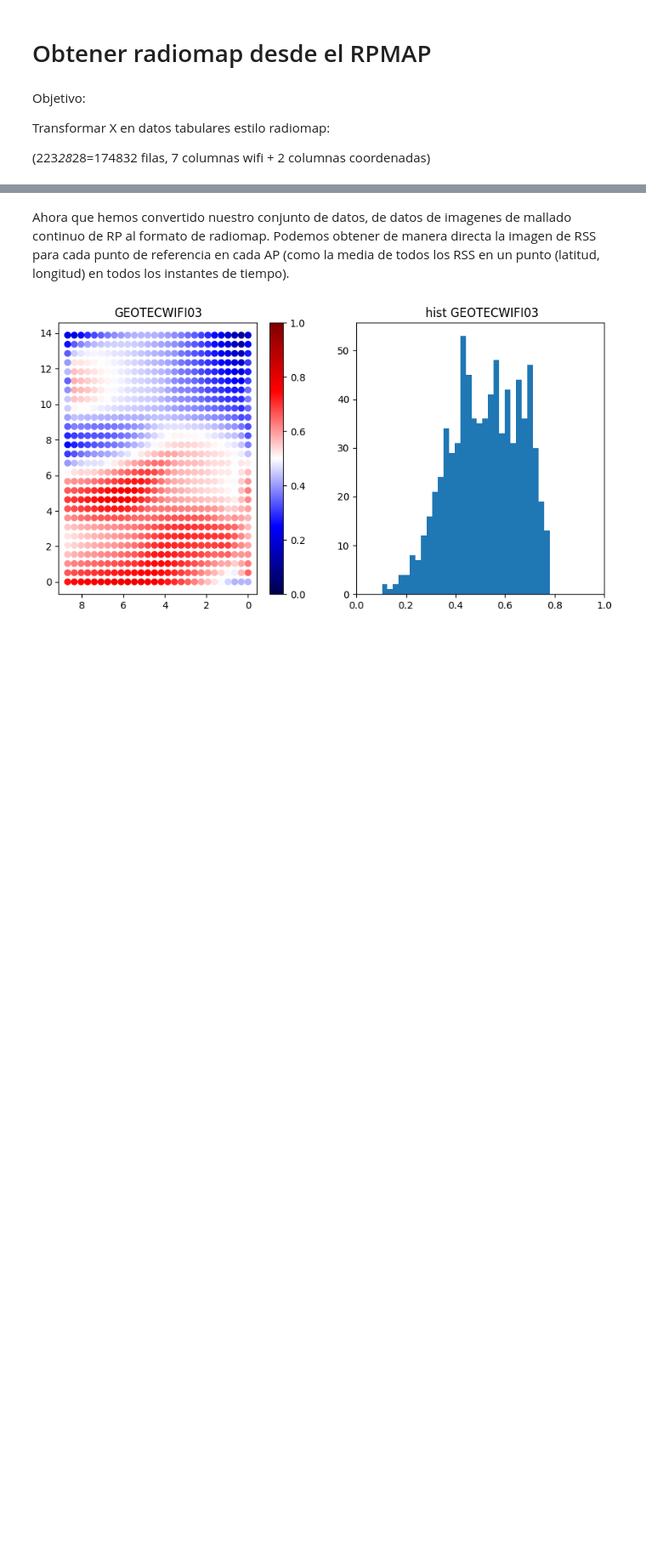
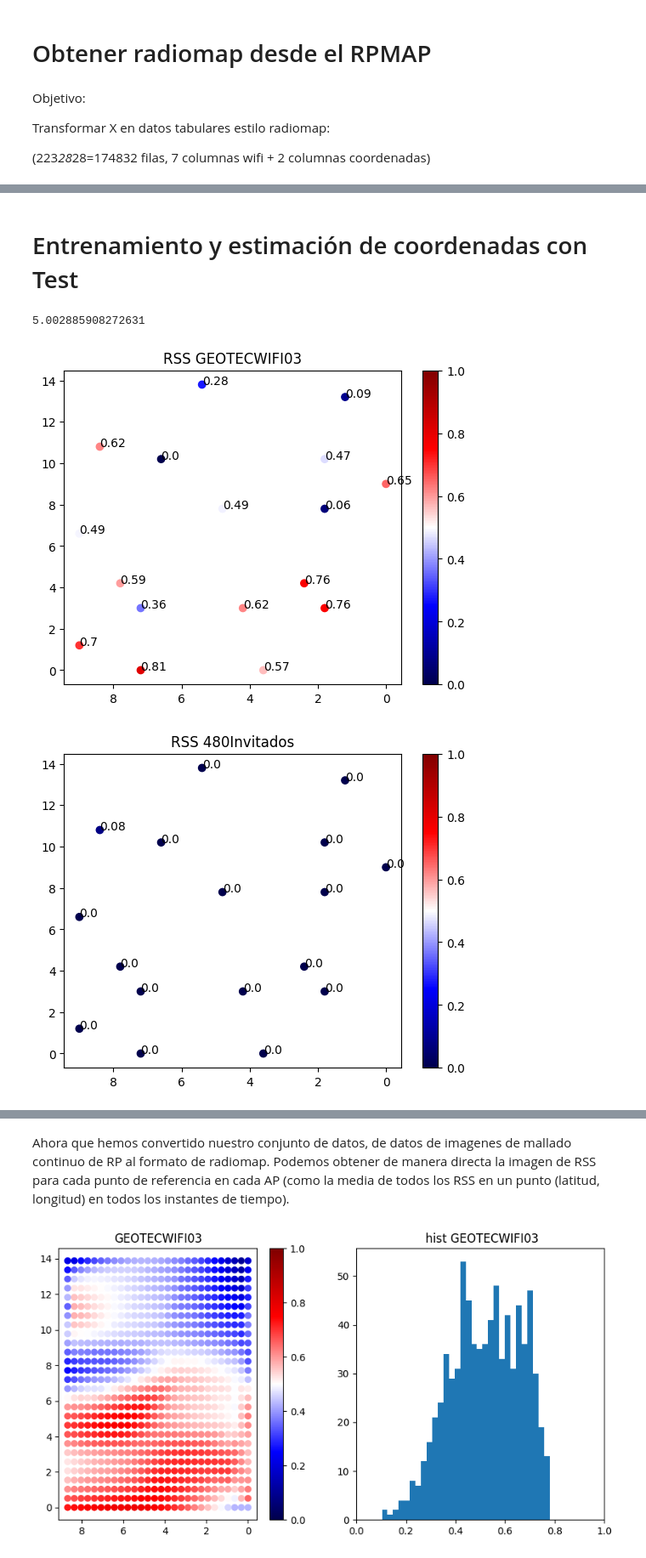
Before and after one commit to JavierGavina/TFM, a Jupyter notebook: with_rpmap_positioning.ipynb, the cells around one changed output, grey strips where cells are left out. Shown at 85% size. Saved outputs shown, nothing was run; the diff lists cells and outputs as text; code cells hidden in the pictures; blank space fills up the shorter version.

```diff
--- a/with_rpmap_positioning.ipynb
+++ b/with_rpmap_positioning.ipynb
@@ -69,0 +123,2 @@ radiomap_df = pd.DataFrame(radiomap, columns = constants.aps + ['Longitude', 'La
+# %% [markdown]
+# Entrenamiento y estimación de coordenadas con Test
@@ -69,0 +132,20 @@ radiomap_df = pd.DataFrame(radiomap, columns = constants.aps + ['Longitude', 'La
+# %%
+from positioning.utils import get_mean_euclidean_distance
+get_mean_euclidean_distance(ytest, ypred)
+# %% [output]
+5.002885908272631
+# %%
+GROUP = interpolated_test.groupby(["Label"]).mean().reset_index().sort_values("Label")
+for ap in constants.aps:
+    plt.scatter(GROUP["Longitude"], GROUP["Latitude"], c=GROUP[ap], cmap='seismic', vmin=0, vmax=1)
+    plt.gca().invert_xaxis()
+    # anotación de los puntos
+    for idx, row in GROUP.iterrows():
+        plt.annotate(f"{np.round(GROUP[ap][idx], 2)}", (row["Longitude"], row["Latitude"]))
+
+    plt.colorbar()
+    plt.title(f"RSS {ap}")
+    plt.show()
+# %% [output]
+[figure, added]
+[figure, added]
```
Also changed, not shown: parts of 12 cells of this notebook, 7 other files.
